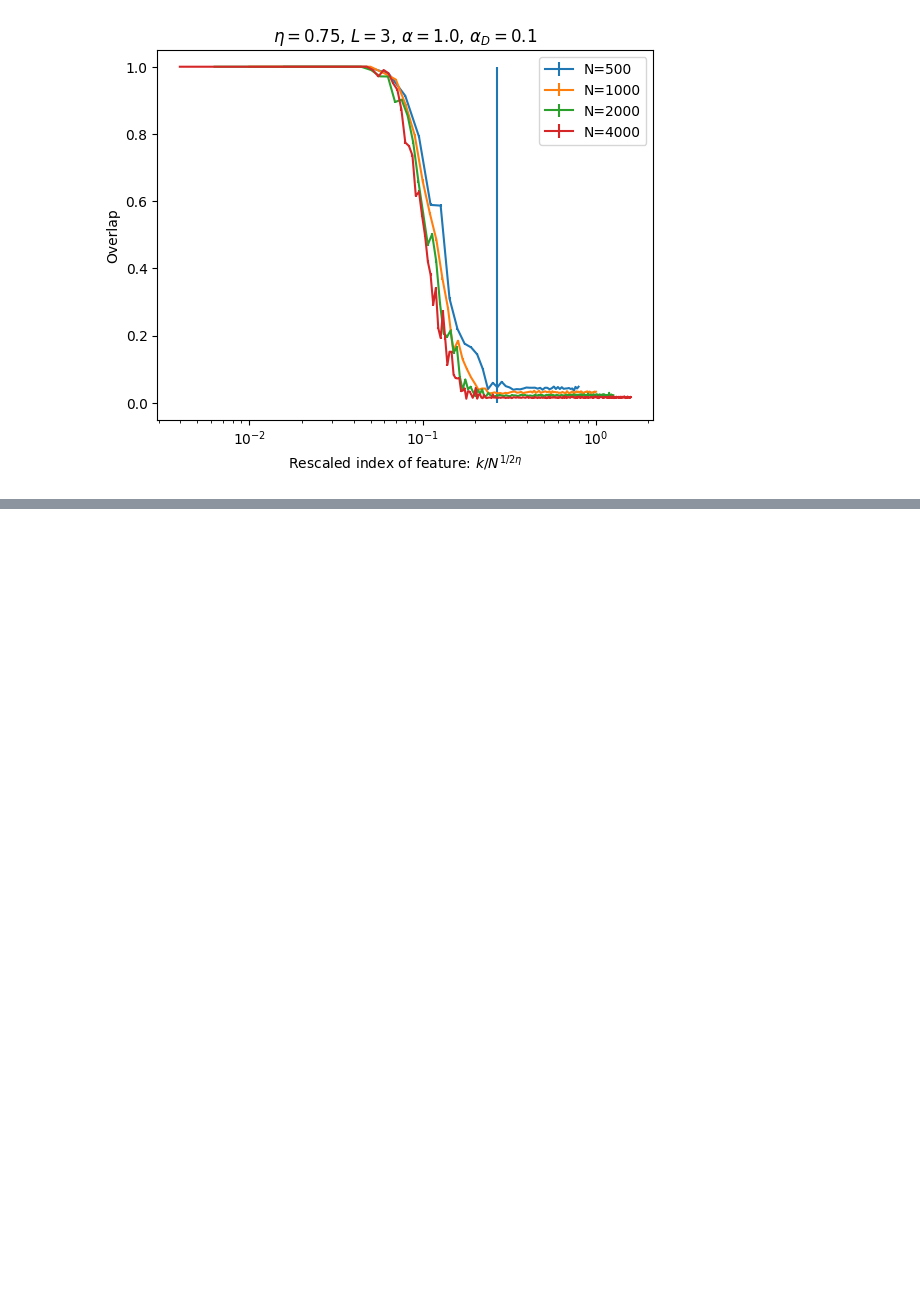
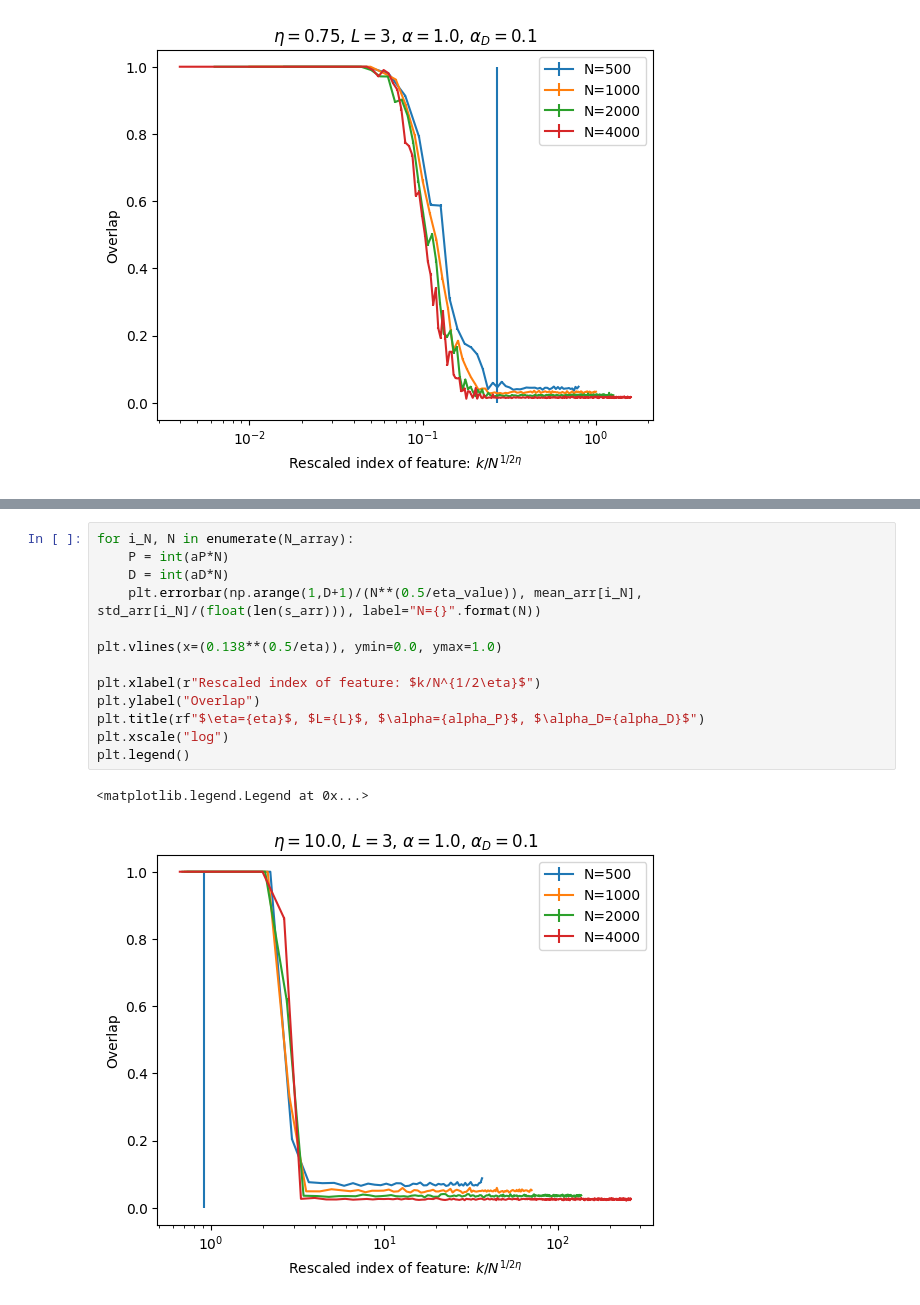
Before and after one commit to Francill99/RF_power_law, a Jupyter notebook: hebb_features.ipynb, the cells around one changed output, grey strips where cells are left out. Saved outputs shown, nothing was run; the diff lists cells and outputs as text; blank space fills up the shorter version.

```diff
--- a/hebb_features.ipynb
+++ b/hebb_features.ipynb
@@ -159,0 +176,16 @@ plt.legend()
+# %%
+for i_N, N in enumerate(N_array):
+    P = int(aP*N)
+    D = int(aD*N)
+    plt.errorbar(np.arange(1,D+1)/(N**(0.5/eta_value)), mean_arr[i_N], std_arr[i_N]/(float(len(s_arr))), label="N={}".format(N))
+
+plt.vlines(x=(0.138**(0.5/eta)), ymin=0.0, ymax=1.0)
+
+plt.xlabel(r"Rescaled index of feature: $k/N^{1/2\eta}$")
+plt.ylabel("Overlap")
+plt.title(rf"$\eta={eta}$, $L={L}$, $\alpha={alpha_P}$, $\alpha_D={alpha_D}$")
+plt.xscale("log")
+plt.legend()
+# %% [output]
+<matplotlib.legend.Legend at 0x...>
+[figure, added]
```
Also changed, not shown: parts of 4 cells of this notebook, 20 other files.
